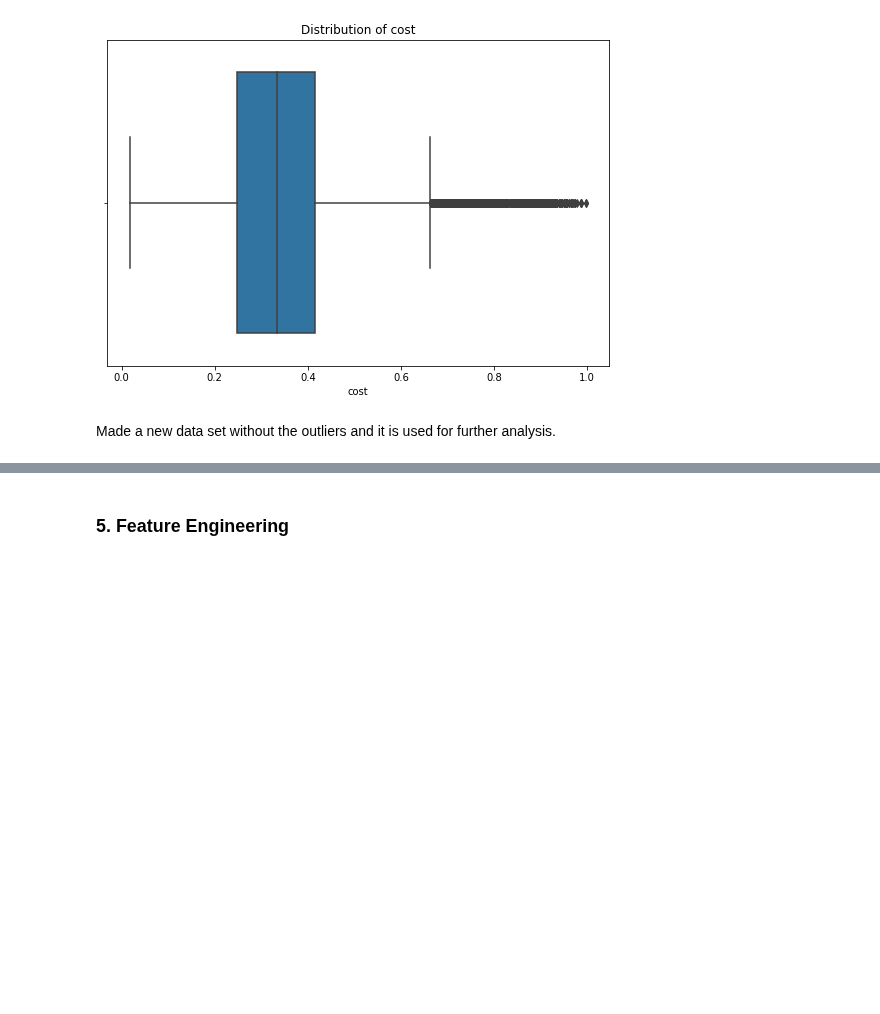
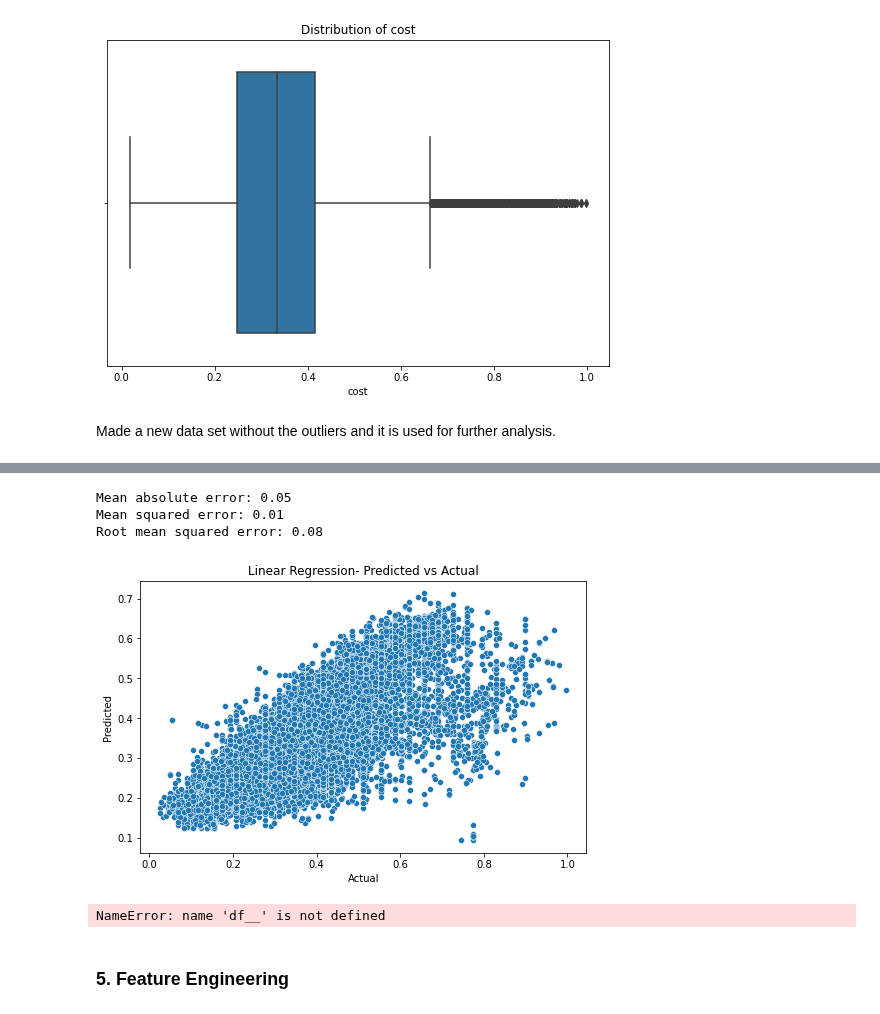
Before and after one commit to aanysofia/Cost-Prediction, a Jupyter notebook: ML_Cost_Prediction.ipynb, the cells around one changed output, grey strips where cells are left out. Cells and saved outputs as stored; diff of their text form; code cells hidden in the pictures; blank space fills up the shorter version.

```diff
--- a/ML_Cost_Prediction.ipynb
+++ b/ML_Cost_Prediction.ipynb
@@ -358,0 +360,11 @@ Made a new data set without the outliers and it is used for further analysis.
+# %%
+#Splitting the data intro training & testing sets
+
+y = df2_train['cost']
+X = df2_train.drop('cost', axis=1)
+# %%
+# Instantiate our model
+lin_reg = LinearRegression()
+
+# Train the model using our data
+lin_reg.fit(X, y)
@@ -358,0 +385,6 @@ Made a new data set without the outliers and it is used for further analysis.
+# %%
+#Prediction
+y_pred = lin_reg.predict(X_test)
+# %%
+results_LR = pd.DataFrame({'Actual': y_test, 'Predicted': y_pred})
+print(results_LR)
@@ -359,3 +406,25 @@ Made a new data set without the outliers and it is used for further analysis.
+# %%
+mae = mean_absolute_error(y_test, y_pred)
+mse = mean_squared_error(y_test, y_pred)
+rmse = np.sqrt(mse)
+
+print(f'Mean absolute error: {mae:.2f}')
+print(f'Mean squared error: {mse:.2f}')
+print(f'Root mean squared error: {rmse:.2f}')
+# %% [output]
+Mean absolute error: 0.05
+Mean squared error: 0.01
+Root mean squared error: 0.08
+# %%
+fig, ax = plt.subplots()
+sns.scatterplot(x=results_LR['Actual'], y=results_LR['Predicted'] , data=results_LR, ax=ax)
+ax.set(title='Linear Regression- Predicted vs Actual');
+# %% [output]
+[figure, added]
+# %%
+df__
+# %% [output]
+NameError: name 'df__' is not defined
 # %% [markdown]
 ### 5. Feature Engineering
 # %% [markdown]
```
Also changed, not shown: parts of 15 cells of this notebook.
